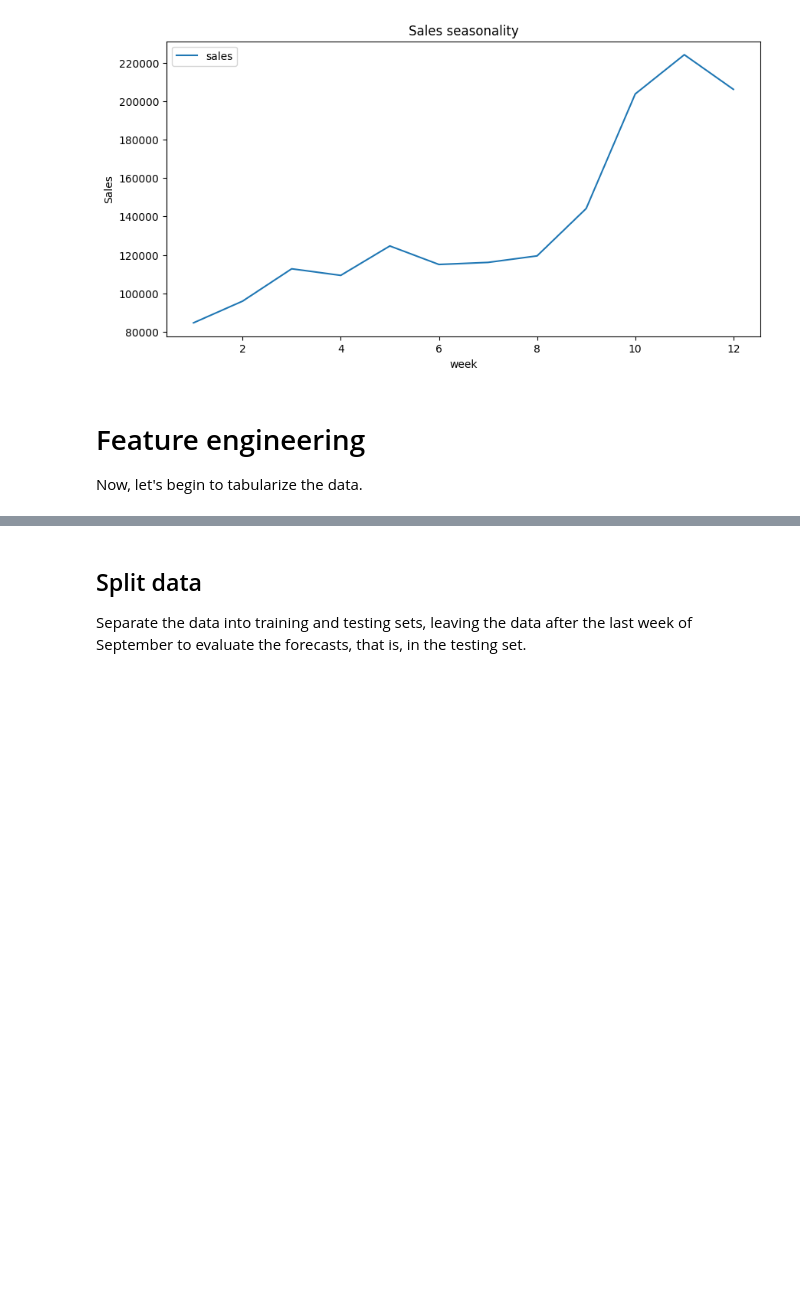
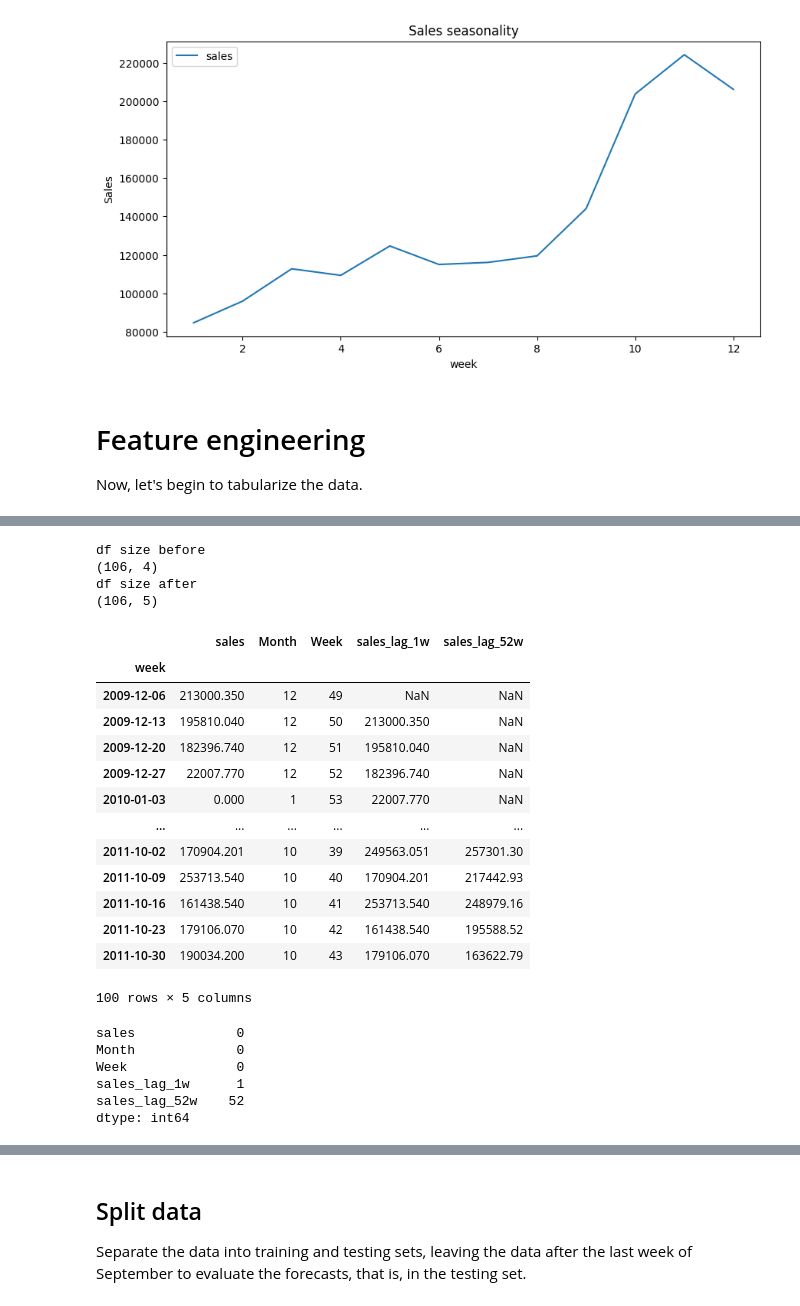
Before and after one commit to ivelin/feature-engineering-for-time-series-forecasting, a Jupyter notebook: assignments/02-tabularizing-time-series/assignment.ipynb, the cells around one changed output, grey strips where cells are left out. Saved outputs shown, nothing was run; the diff lists cells and outputs as text; code cells hidden in the pictures; blank space fills up the shorter version.

```diff
--- a/assignments/02-tabularizing-time-series/assignment.ipynb
+++ b/assignments/02-tabularizing-time-series/assignment.ipynb
@@ -132,0 +149,22 @@ Now, let's begin to tabularize the data.
+# %%
+# We will use last week sales as well as 1 year ago week (52 weeks) sales as lag features
+
+# raw time series
+variables = ["sales"]
+
+# Shift the data forward 1 Wk.
+tmp = df[variables].shift(freq="1W")
+
+# Names for the new variables.
+tmp.columns = [v + "_lag_1w" for v in variables]
+
+# Add the variables to the original data.
+print("df size before")
+print(df.shape)
+
+df = df.merge(tmp, left_index=True, right_index=True, how="left")
+
+print("df size after")
+print(df.shape)
+
+df.head()
@@ -132,0 +183,53 @@ Now, let's begin to tabularize the data.
+# %%
+
+# raw time series
+variables = ["sales"]
+
+# Shift the data forward 1 Wk.
+tmp = df[variables].shift(freq="52W")
+
+# Names for the new variables.
+tmp.columns = [v + "_lag_52w" for v in variables]
+
+# Add the variables to the original data.
+print("df size before")
+print(df.shape)
+
+df = df.merge(tmp, left_index=True, right_index=True, how="left")
+
+print("df size after")
+print(df.shape)
+
+df.head(100)
+# %% [output]
+df size before
+(106, 4)
+df size after
+(106, 5)
+|  | sales | Month | Week | sales_lag_1w | sales_lag_52w |
+| week |  |  |  |  |  |
+| 2009-12-06 | 213000.350 | 12 | 49 | NaN | NaN |
+| 2009-12-13 | 195810.040 | 12 | 50 | 213000.350 | NaN |
+| 2009-12-20 | 182396.740 | 12 | 51 | 195810.040 | NaN |
+| 2009-12-27 | 22007.770 | 12 | 52 | 182396.740 | NaN |
+| 2010-01-03 | 0.000 | 1 | 53 | 22007.770 | NaN |
+| ... | ... | ... | ... | ... | ... |
+| 2011-10-02 | 170904.201 | 10 | 39 | 249563.051 | 257301.30 |
+| 2011-10-09 | 253713.540 | 10 | 40 | 170904.201 | 217442.93 |
+| 2011-10-16 | 161438.540 | 10 | 41 | 253713.540 | 248979.16 |
+| 2011-10-23 | 179106.070 | 10 | 42 | 161438.540 | 195588.52 |
+| 2011-10-30 | 190034.200 | 10 | 43 | 179106.070 | 163622.79 |
+100 rows × 5 columns
+# %%
+# In this procedure, we introduced missing
+# data whenever there was no data available in
+# the previous 1 and 52 weeks.
+
+df.isnull().sum()
+# %% [output]
+sales             0
+Month             0
+Week              0
+sales_lag_1w      1
+sales_lag_52w    52
+dtype: int64
```
Also changed, not shown: parts of 11 cells of this notebook.
